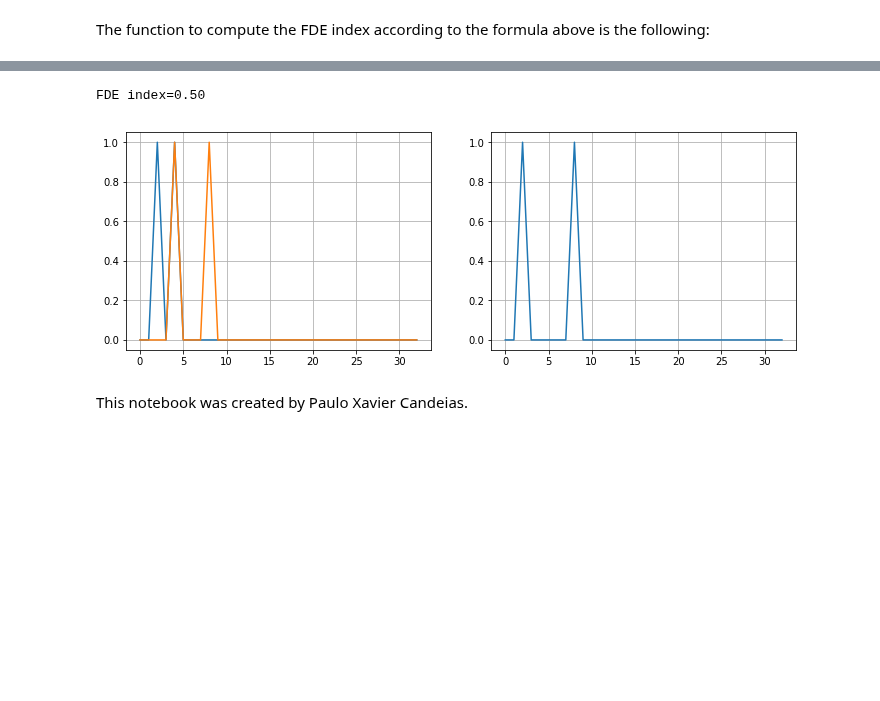
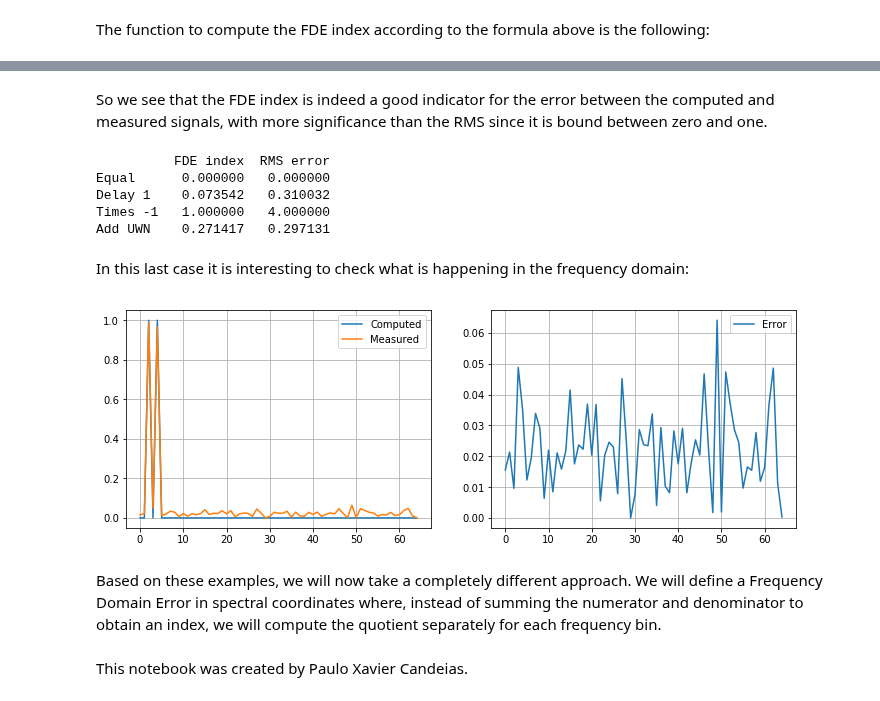
Before and after one commit to pxcandeias/py-notebooks, a Jupyter notebook: Frequency_Domain_Error_index.ipynb, the cells around one changed output, grey strips where cells are left out. Cells and saved outputs as stored; diff of their text form; code cells hidden in the pictures; blank space fills up the shorter version.

```diff
--- a/Frequency_Domain_Error_index.ipynb
+++ b/Frequency_Domain_Error_index.ipynb
@@ -106,0 +185,14 @@ The computation of results yields:
+# %%
+sm3 = sm+(np.random.random(Ns)-0.5)
+se3 = sm3-sc
+FDE3 = FDEindex(sc, sm3)
+RMS3 = rms(se3)
+print('FDE index={:.2f}, RMS error={:.2f}'.format(FDE3, RMS3))
+fig, ax = plt.subplots(1, 2, figsize=(12,4))
+ax[0].plot(tt, sc, label='Computed')
+ax[0].plot(tt, sm3, label='Measured')
+ax[0].legend()
+ax[0].grid(b=True)
+ax[1].plot(tt, se3, label='Error')
+ax[1].legend()
+ax[1].grid(b=True)
@@ -107,17 +202,35 @@ The computation of results yields:
+# %% [markdown]
+So we see that the FDE index is indeed a good indicator for the error between the computed and measured signals, with more significance than the RMS since it is bound between zero and one.
+# %%
+data = np.array(((FDE, RMS), (FDE1, RMS1), (FDE2, RMS2), (FDE3, RMS3)))
+index = ('Equal', 'Delay 1', 'Times -1', 'Add UWN')
+columns = ('FDE index', 'RMS error')
+df = pd.DataFrame(data, index, columns)
+print(df)
+# %% [output]
+          FDE index  RMS error
+Equal      0.000000   0.000000
+Delay 1    0.073542   0.310032
+Times -1   1.000000   4.000000
+Add UWN    0.271417   0.297131
+# %% [markdown]
+In this last case it is interesting to check what is happening in the frequency domain:
 # %%
-print('FDE index={:.2f}'.format(FDEindex(scomp, smeas)))
 ff = rfftfreq(Ns, d=tt[1]-tt[0])
-SCOMP = rfft(scomp)/Ns
-SMEAS = rfft(smeas)/Ns
+SCOMP = rfft(sc)/Ns
+SMEAS = rfft(sm3)/Ns
 SERR = SMEAS-SCOMP
 fig, ax = plt.subplots(1,2, figsize=(12,4))
-ax[0].plot(ff, np.absolute(SCOMP))
-ax[0].plot(ff, np.absolute(SMEAS))
+ax[0].plot(ff, np.absolute(SCOMP), label='Computed')
+ax[0].plot(ff, np.absolute(SMEAS), label='Measured')
+ax[0].legend()
 ax[0].grid(b=True)
-ax[1].plot(ff, np.absolute(SERR))
+ax[1].plot(ff, np.absolute(SERR), label='Error')
+ax[1].legend()
 ax[1].grid(b=True)
 # %% [output]
-FDE index=0.50
-[figure, old version]
+[figure, new version]
+# %% [markdown]
+Based on these examples, we will now take a completely different approach. We will define a Frequency Domain Error in spectral coordinates where, instead of summing the numerator and denominator to obtain an index, we will compute the quotient separately for each frequency bin.
 # %% [markdown]
 This notebook was created by Paulo Xavier Candeias.
```
Also changed, not shown: parts of 15 cells of this notebook, 4 other files.
